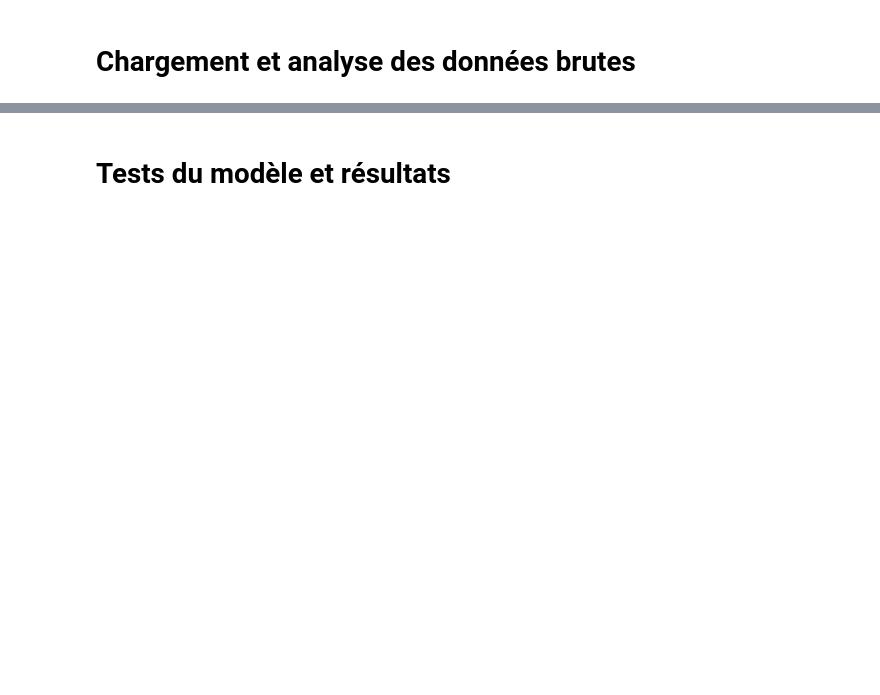
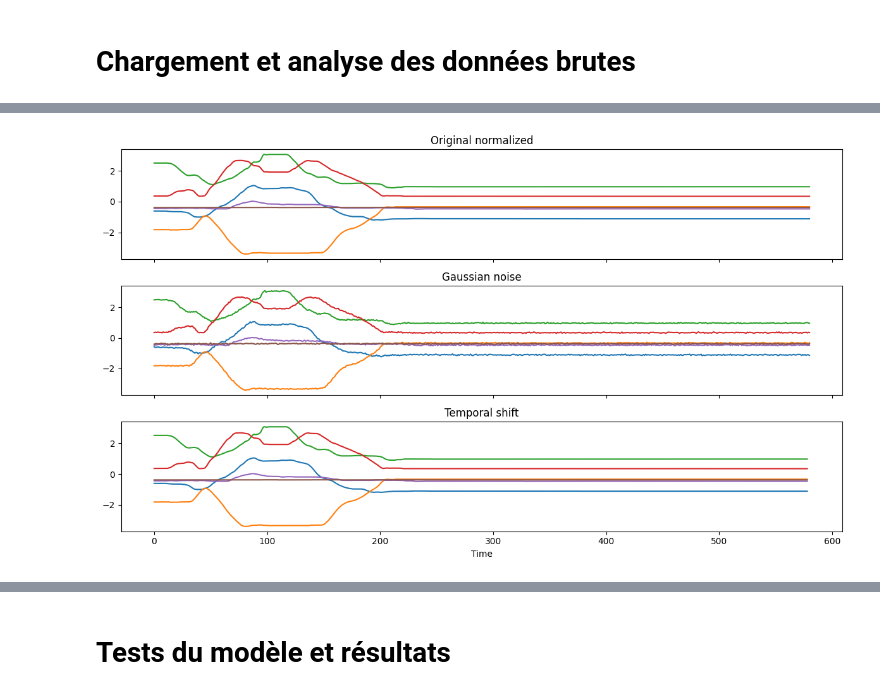
Before and after one commit to TheRayquaza/robotic, a Jupyter notebook: TP_RobotLearning_SoArm101.ipynb, the cells around one changed output, grey strips where cells are left out. Cells and saved outputs as stored; diff of their text form; code cells hidden in the pictures; blank space fills up the shorter version.

```diff
--- a/TP_RobotLearning_SoArm101.ipynb
+++ b/TP_RobotLearning_SoArm101.ipynb
@@ -31,0 +88,10 @@ Voici les résultats obtenus après calibration sur les **positions minimales et
+# %%
+state_mean, state_std, act_mean, act_std = compute_global_stats(
+    dataset,
+    num_joints=NUM_JOINTS,
+)
+
+print("State mean:", state_mean)
+print("State std:", state_std)
+print("Action mean:", act_mean)
+print("Action std:", act_std)
@@ -31,0 +161,34 @@ Voici les résultats obtenus après calibration sur les **positions minimales et
+# %%
+def add_gaussian_noise(x, sigma):
+    return x + np.random.normal(0.0, sigma, size=x.shape)
+
+
+def temporal_shift(states, actions, shift):
+    assert shift > 0
+    return states[shift:], actions[:-shift]
+# %%
+# --- Augmentation 1: Gaussian noise ---
+states_noise = add_gaussian_noise(states_n, NOISE_STD)
+actions_noise = add_gaussian_noise(actions_n, NOISE_STD)
+
+# --- Augmentation 2: Temporal shift ---
+states_shift, actions_shift = temporal_shift(
+    states_n, actions_n, TEMPORAL_SHIFT
+)
+# %%
+fig, axes = plt.subplots(3, 1, figsize=(12, 7), sharex=True)
+
+axes[0].plot(actions_n[:, ])
+axes[0].set_title("Original normalized")
+
+axes[1].plot(actions_noise[:, ])
+axes[1].set_title("Gaussian noise")
+
+axes[2].plot(actions_shift[:, ])
+axes[2].set_title("Temporal shift")
+
+plt.xlabel("Time")
+plt.tight_layout()
+plt.show()
+# %% [output]
+[figure, added]
```
Also changed, not shown: parts of 16 cells of this notebook, 4 other files.
